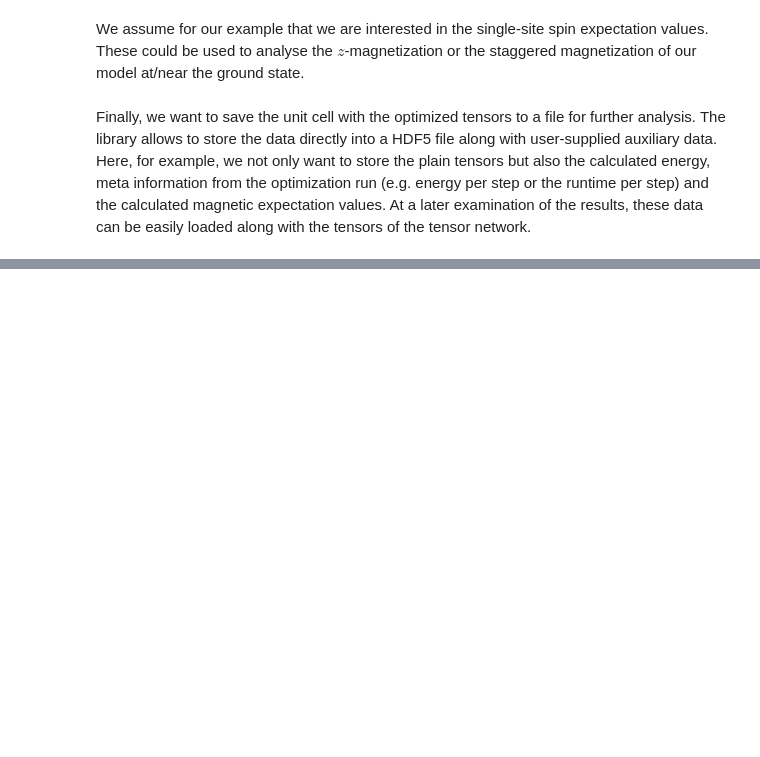
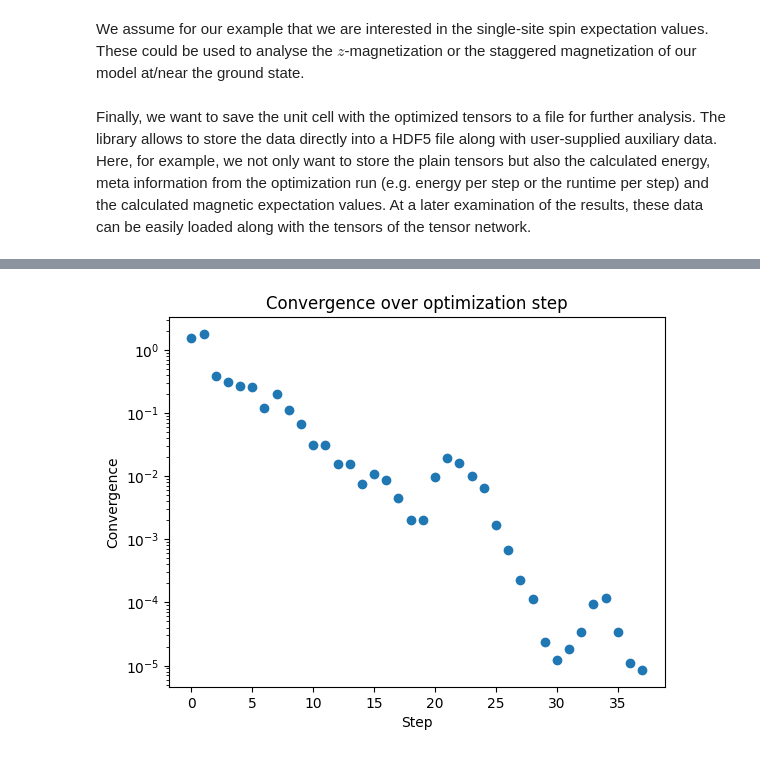
Before and after one commit to variPEPS/variPEPS_Python, a Jupyter notebook: examples/heisenberg_afm_square.ipynb, the cells around one changed output, grey strips where cells are left out. Saved outputs shown, nothing was run; the diff lists cells and outputs as text; code cells hidden in the pictures; blank space fills up the shorter version.

```diff
--- a/examples/heisenberg_afm_square.ipynb
+++ b/examples/heisenberg_afm_square.ipynb
@@ -167,0 +376,9 @@ Finally, we want to save the unit cell with the optimized tensors to a file for
+# %%
+plt.scatter(jnp.arange(len(result.step_conv[0])), result.step_conv[0])
+plt.yscale("log")
+plt.xlabel("Step")
+plt.ylabel("Convergence")
+plt.title("Convergence over optimization step")
+plt.show()
+# %% [output]
+[figure, added]
```
Also changed, not shown: parts of 7 cells of this notebook.
